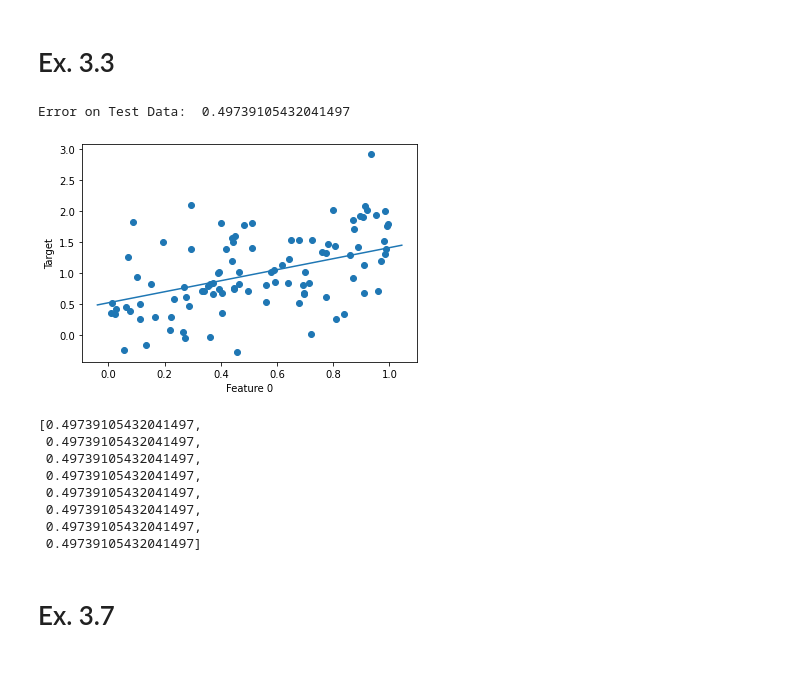
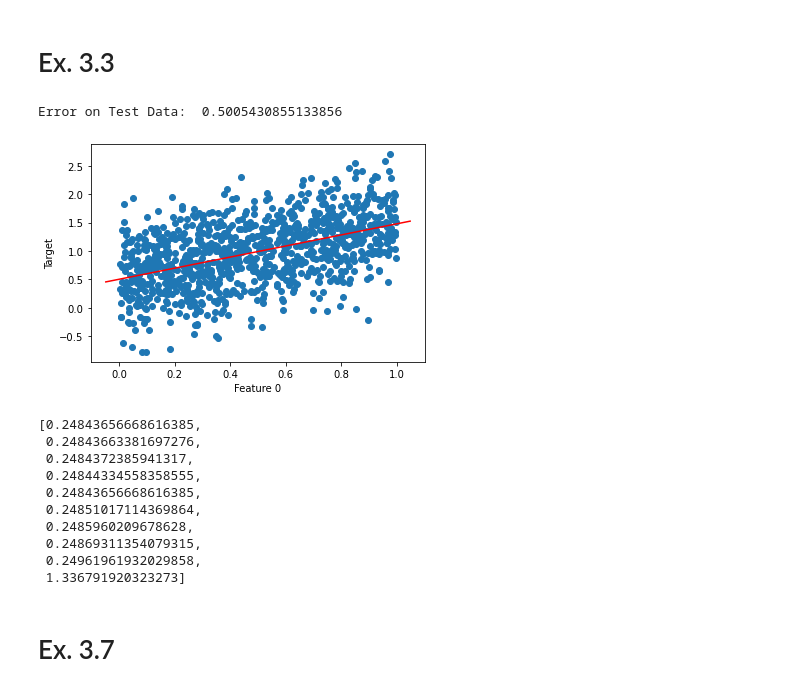
Before and after one commit to anujinho/ML_basics, a Jupyter notebook: exercise_solns - chapter 3.ipynb, the cells around one changed output. Saved outputs shown, nothing was run; the diff lists cells and outputs as text; code cells hidden in the pictures.

```diff
--- a/exercise_solns - chapter 3.ipynb
+++ b/exercise_solns - chapter 3.ipynb
@@ -39,37 +45,40 @@ Varying the lambda values doesn't change the intercept of ~(-2.1) as shown by th
 # %% [markdown]
 # Ex. 3.3
 # %%
-samples = 1000; split = 10
+samples = 10000; split = 10
 x = np.random.uniform(low=0,high=1,size=(samples,1))
 e = np.random.normal(0.5, 0.5, size=(samples,1))
 y = x + e
 train = pr.gendatr(x[:int(samples*split/100)], y[:int(samples*split/100)])
 test = pr.gendatr(x[int(samples*split/100):],y[int(samples*split/100):])
 # %%
-w = pr.ridger(train, 3)
+w = pr.ridger(train, 0.111)
 e = pr.testr(test, w)
 pr.scatterr(train)
-pr.plotr(w)
+pr.plotr(w, color='red')
 print('Error on Test Data: ', e)
 # %% [output]
-Error on Test Data:  0.49739105432041497
+Error on Test Data:  0.5005430855133856
-[figure, old version]
+[figure, new version]
 # %%
 errors = []
-for lam in [0.001, 0.01, 0.1, 0, 1, 2, 3, 10]:
+for lam in [0, 0.001, 0.01, 0.1, 0, 1, 2, 3, 10, 1000000000]:
     w = pr.ridger(train, lam)
-    e = pr.testr(test, w)
+    eval = w.eval(test)
+    e = pr.testr(eval)
     errors.append(e)
 errors
 # %% [output]
-[0.49739105432041497,
- 0.49739105432041497,
- 0.49739105432041497,
- 0.49739105432041497,
- 0.49739105432041497,
- 0.49739105432041497,
- 0.49739105432041497,
- 0.49739105432041497]
+[0.24843656668616385,
+ 0.24843663381697276,
+ 0.2484372385941317,
+ 0.24844334558358555,
+ 0.24843656668616385,
+ 0.24851017114369864,
+ 0.2485960209678628,
+ 0.24869311354079315,
+ 0.24961961932029858,
+ 1.336791920323273]
 # %% [markdown]
 # Ex. 3.7
 # %%
```
Also changed, not shown: parts of 29 cells of this notebook, 5 other files.
